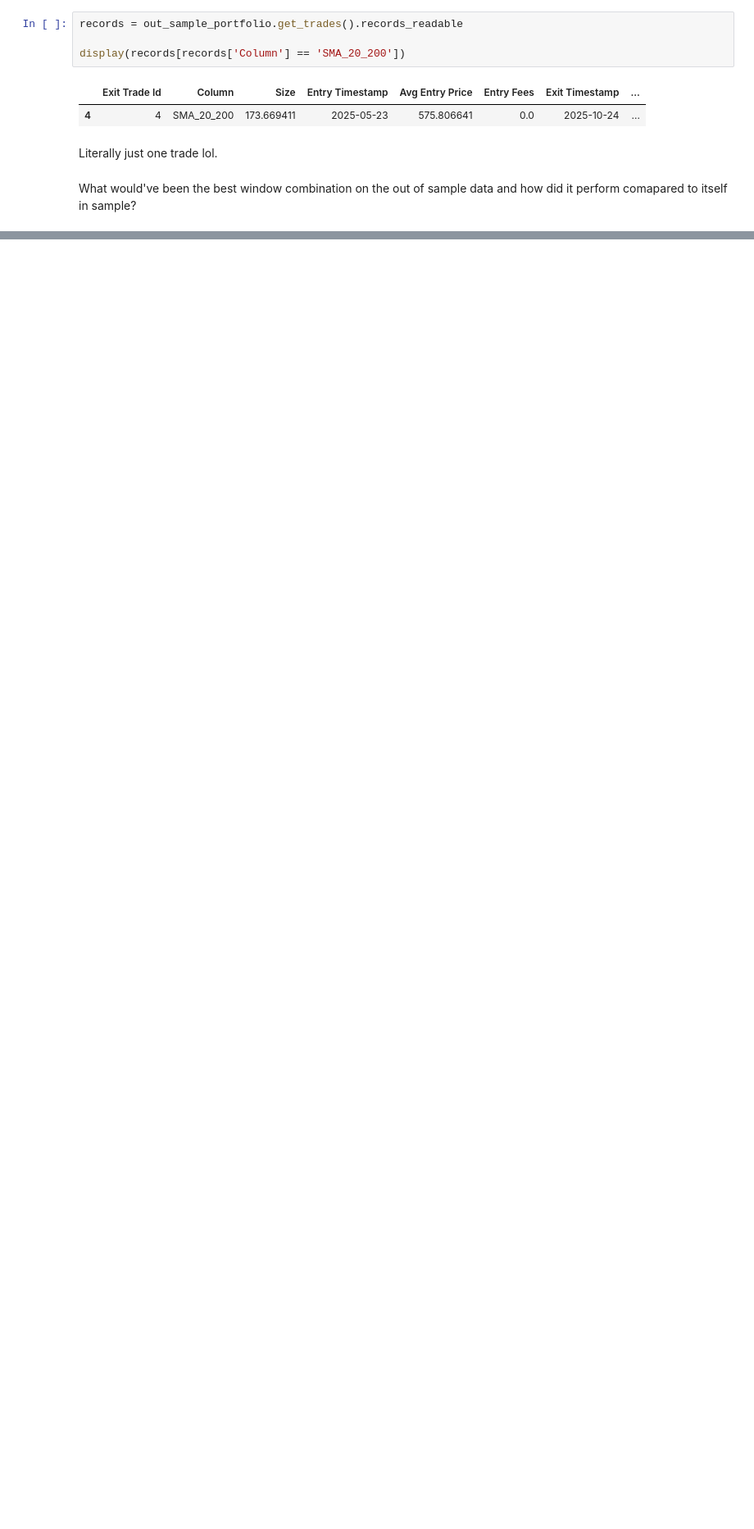
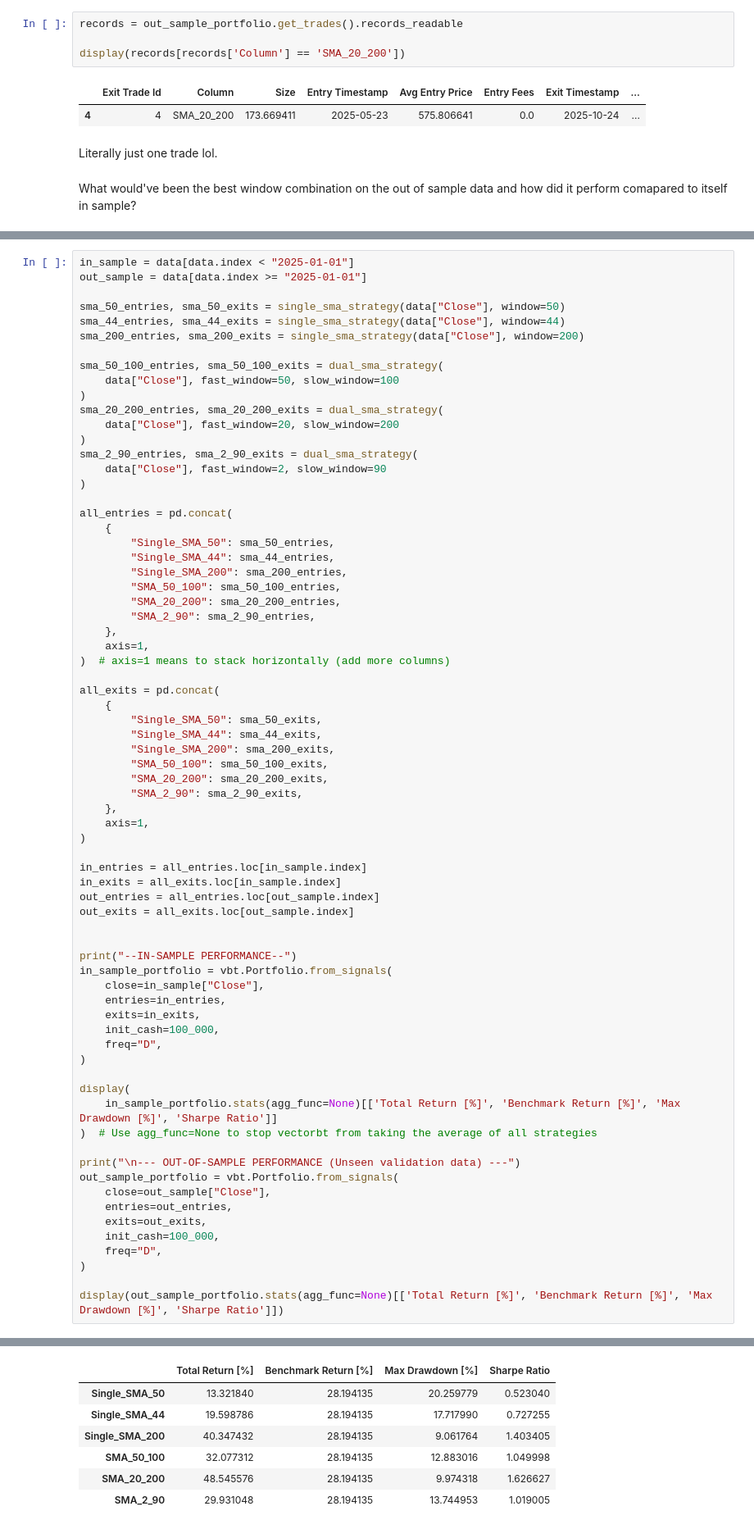
Before and after one commit to Tiger-Quant/demos2025, a Jupyter notebook: october22.ipynb, the cells around one changed output, grey strips where cells are left out. Shown at 82% size. Drawn from its saved outputs; the diff is of its cells as text; blank space fills up the shorter version.

Commit message:
Confirmed hypothesis that dual SMA is better.

```diff
--- a/october22.ipynb
+++ b/october22.ipynb
@@ -367,0 +472,72 @@ What would've been the best window combination on the out of sample data and how
+# %%
+in_sample = data[data.index < "2025-01-01"]
+out_sample = data[data.index >= "2025-01-01"]
+
+sma_50_entries, sma_50_exits = single_sma_strategy(data["Close"], window=50)
+sma_44_entries, sma_44_exits = single_sma_strategy(data["Close"], window=44)
+sma_200_entries, sma_200_exits = single_sma_strategy(data["Close"], window=200)
+
+sma_50_100_entries, sma_50_100_exits = dual_sma_strategy(
+    data["Close"], fast_window=50, slow_window=100
+)
+sma_20_200_entries, sma_20_200_exits = dual_sma_strategy(
+    data["Close"], fast_window=20, slow_window=200
+)
+sma_2_90_entries, sma_2_90_exits = dual_sma_strategy(
+    data["Close"], fast_window=2, slow_window=90
+)
+
+all_entries = pd.concat(
+    {
+        "Single_SMA_50": sma_50_entries,
+        "Single_SMA_44": sma_44_entries,
+        "Single_SMA_200": sma_200_entries,
+        "SMA_50_100": sma_50_100_entries,
+        "SMA_20_200": sma_20_200_entries,
+        "SMA_2_90": sma_2_90_entries,
+    },
+    axis=1,
+)  # axis=1 means to stack horizontally (add more columns)
+
+all_exits = pd.concat(
+    {
+        "Single_SMA_50": sma_50_exits,
+        "Single_SMA_44": sma_44_exits,
+        "Single_SMA_200": sma_200_exits,
+        "SMA_50_100": sma_50_100_exits,
+        "SMA_20_200": sma_20_200_exits,
+        "SMA_2_90": sma_2_90_exits,
+    },
+    axis=1,
+)
+
+in_entries = all_entries.loc[in_sample.index]
+in_exits = all_exits.loc[in_sample.index]
+out_entries = all_entries.loc[out_sample.index]
+out_exits = all_exits.loc[out_sample.index]
+
+
+print("--IN-SAMPLE PERFORMANCE--")
+in_sample_portfolio = vbt.Portfolio.from_signals(
+    close=in_sample["Close"],
+    entries=in_entries,
+    exits=in_exits,
+    init_cash=100_000,
+    freq="D",
+)
+
+display(
+    in_sample_portfolio.stats(agg_func=None)[['Total Return [%]', 'Benchmark Return [%]', 'Max Drawdown [%]', 'Sharpe Ratio']]
+)  # Use agg_func=None to stop vectorbt from taking the average of all strategies
+
+print("\n--- OUT-OF-SAMPLE PERFORMANCE (Unseen validation data) ---")
+out_sample_portfolio = vbt.Portfolio.from_signals(
+    close=out_sample["Close"],
+    entries=out_entries,
+    exits=out_exits,
+    init_cash=100_000,
+    freq="D",
+)
+
+display(out_sample_portfolio.stats(agg_func=None)[['Total Return [%]', 'Benchmark Return [%]', 'Max Drawdown [%]', 'Sharpe Ratio']])
+# %% [output]
@@ -367,0 +545,7 @@ What would've been the best window combination on the out of sample data and how
+|  | Total Return [%] | Benchmark Return [%] | Max Drawdown [%] | Sharpe Ratio |
+| Single_SMA_50 | 13.321840 | 28.194135 | 20.259779 | 0.523040 |
+| Single_SMA_44 | 19.598786 | 28.194135 | 17.717990 | 0.727255 |
+| Single_SMA_200 | 40.347432 | 28.194135 | 9.061764 | 1.403405 |
+| SMA_50_100 | 32.077312 | 28.194135 | 12.883016 | 1.049998 |
+| SMA_20_200 | 48.545576 | 28.194135 | 9.974318 | 1.626627 |
+| SMA_2_90 | 29.931048 | 28.194135 | 13.744953 | 1.019005 |
```
Also changed, not shown: parts of 10 cells of this notebook.
